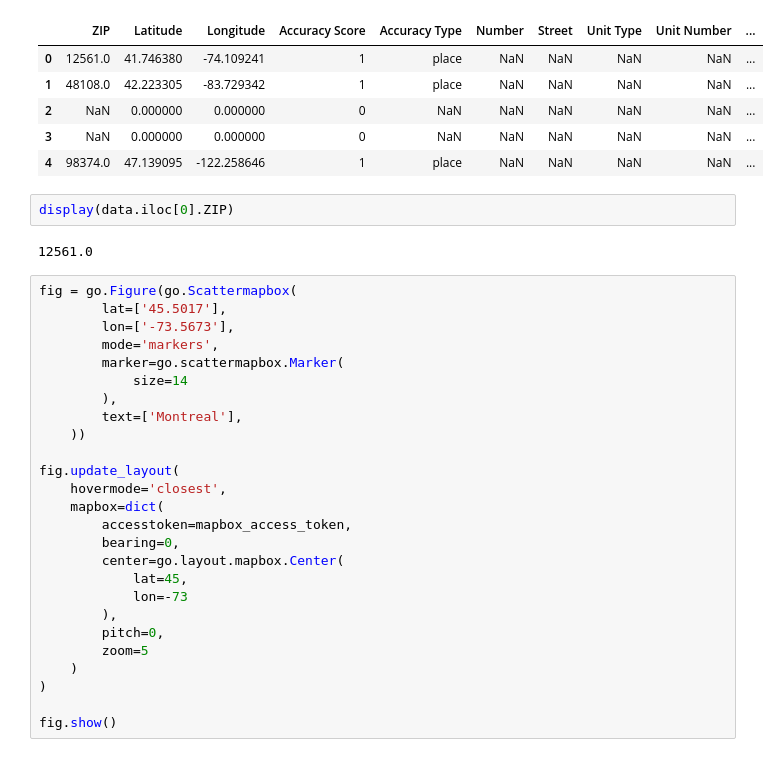
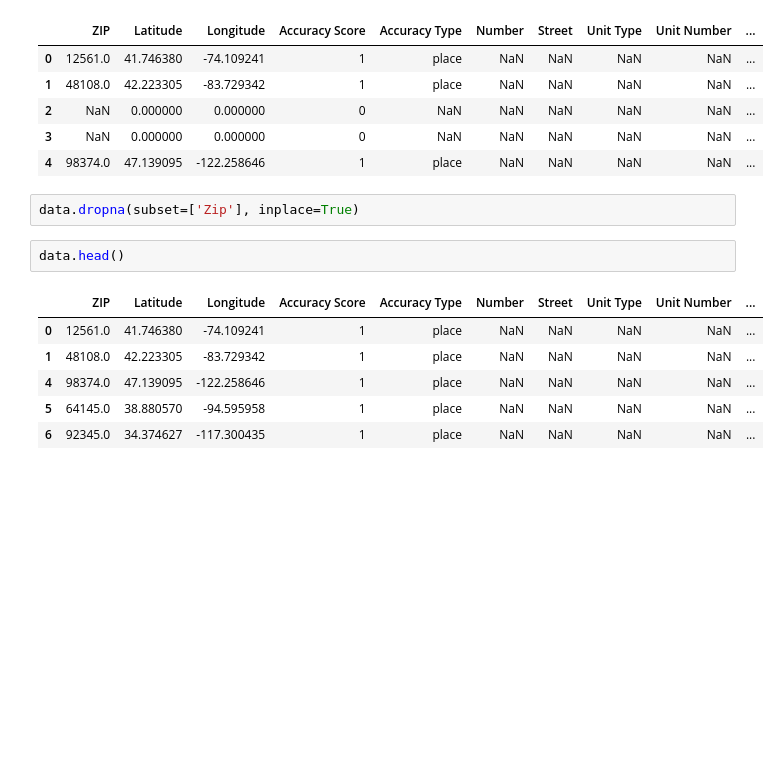
Before and after one commit to sethdroberts/michigan_zips_map, a Jupyter notebook: notebooks/zip_code_population.ipynb, the cells around one changed output. Cells and saved outputs as stored; diff of their text form; blank space fills up the shorter version.

```diff
--- a/notebooks/zip_code_population.ipynb
+++ b/notebooks/zip_code_population.ipynb
@@ -20,33 +19,14 @@ data.head()
 | 2 | NaN | 0.000000 | 0.000000 | 0 | NaN | NaN | NaN | NaN | NaN | ... |
 | 3 | NaN | 0.000000 | 0.000000 | 0 | NaN | NaN | NaN | NaN | NaN | ... |
 | 4 | 98374.0 | 47.139095 | -122.258646 | 1 | place | NaN | NaN | NaN | NaN | ... |
-# %%
-display(data.iloc[0].ZIP)
-# %% [output]
-12561.0
-# %%
-fig = go.Figure(go.Scattermapbox(
-        lat=['45.5017'],
-        lon=['-73.5673'],
-        mode='markers',
-        marker=go.scattermapbox.Marker(
-            size=14
-        ),
-        text=['Montreal'],
-    ))
-
-fig.update_layout(
-    hovermode='closest',
-    mapbox=dict(
-        accesstoken=mapbox_access_token,
-        bearing=0,
-        center=go.layout.mapbox.Center(
-            lat=45,
-            lon=-73
-        ),
-        pitch=0,
-        zoom=5
-    )
-)
-
-fig.show()
+# %%
+data.dropna(subset=['Zip'], inplace=True)
+# %%
+data.head()
+# %% [output]
+|  | ZIP | Latitude | Longitude | Accuracy Score | Accuracy Type | Number | Street | Unit Type | Unit Number | ... |
+| 0 | 12561.0 | 41.746380 | -74.109241 | 1 | place | NaN | NaN | NaN | NaN | ... |
+| 1 | 48108.0 | 42.223305 | -83.729342 | 1 | place | NaN | NaN | NaN | NaN | ... |
+| 4 | 98374.0 | 47.139095 | -122.258646 | 1 | place | NaN | NaN | NaN | NaN | ... |
+| 5 | 64145.0 | 38.880570 | -94.595958 | 1 | place | NaN | NaN | NaN | NaN | ... |
+| 6 | 92345.0 | 34.374627 | -117.300435 | 1 | place | NaN | NaN | NaN | NaN | ... |
```
Also changed, not shown: parts of 4 cells of this notebook, 2 other files.
